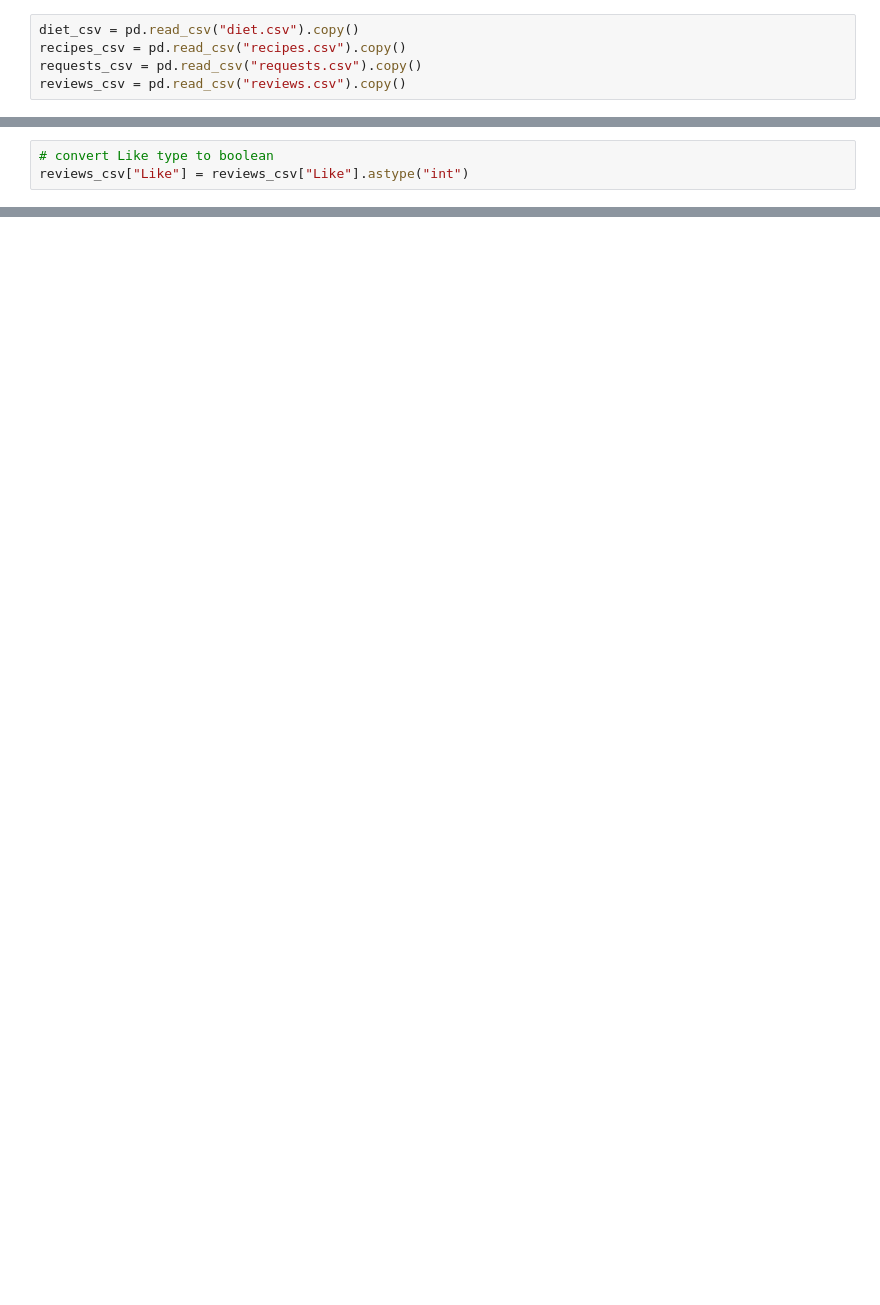
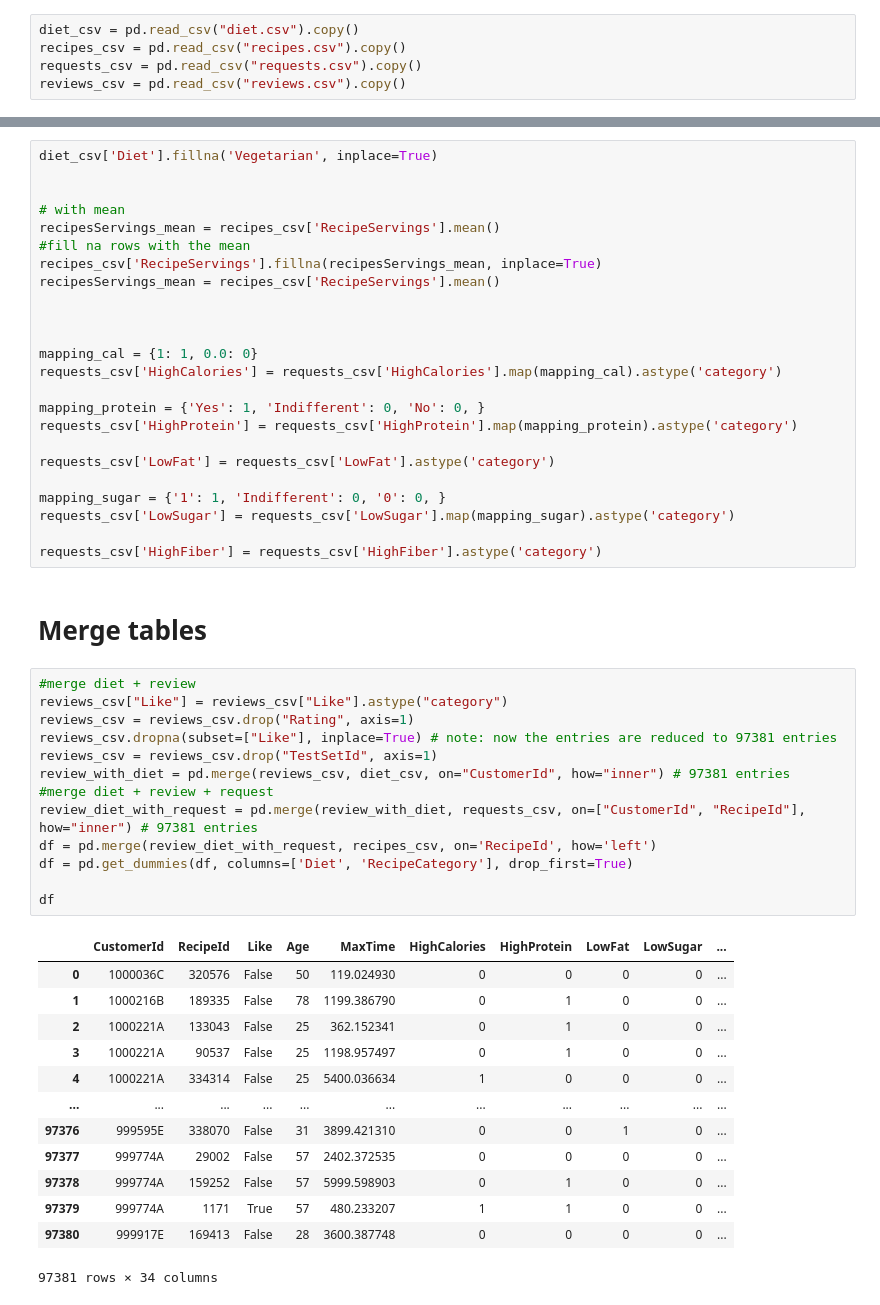
Before and after one commit to MittmannM/AnalyticsCupTUM, a Jupyter notebook: AC.ipynb, the cells around one changed output, grey strips where cells are left out. Cells and saved outputs as stored; diff of their text form; blank space fills up the shorter version.

```diff
--- a/AC.ipynb
+++ b/AC.ipynb
@@ -170,3 +18,0 @@ reviews_csv = reviews_csv.drop("TestSetId", axis=1)
-# %%
-# convert Like type to boolean
-reviews_csv["Like"] = reviews_csv["Like"].astype("int")
@@ -343,0 +35,53 @@ Balanced Accuracy with bagging: 0.6863049262907229
+# %%
+diet_csv['Diet'].fillna('Vegetarian', inplace=True)
+
+
+# with mean
+recipesServings_mean = recipes_csv['RecipeServings'].mean()
+#fill na rows with the mean
+recipes_csv['RecipeServings'].fillna(recipesServings_mean, inplace=True)
+recipesServings_mean = recipes_csv['RecipeServings'].mean()
+
+
+
+mapping_cal = {1: 1, 0.0: 0}
+requests_csv['HighCalories'] = requests_csv['HighCalories'].map(mapping_cal).astype('category')
+
+mapping_protein = {'Yes': 1, 'Indifferent': 0, 'No': 0, }
+requests_csv['HighProtein'] = requests_csv['HighProtein'].map(mapping_protein).astype('category')
+
+requests_csv['LowFat'] = requests_csv['LowFat'].astype('category')
+
+mapping_sugar = {'1': 1, 'Indifferent': 0, '0': 0, }
+requests_csv['LowSugar'] = requests_csv['LowSugar'].map(mapping_sugar).astype('category')
+
+requests_csv['HighFiber'] = requests_csv['HighFiber'].astype('category')
+# %% [markdown]
+# Merge tables
+# %%
+#merge diet + review
+reviews_csv["Like"] = reviews_csv["Like"].astype("category")
+reviews_csv = reviews_csv.drop("Rating", axis=1)
+reviews_csv.dropna(subset=["Like"], inplace=True) # note: now the entries are reduced to 97381 entries
+reviews_csv = reviews_csv.drop("TestSetId", axis=1)
+review_with_diet = pd.merge(reviews_csv, diet_csv, on="CustomerId", how="inner") # 97381 entries
+#merge diet + review + request
+review_diet_with_request = pd.merge(review_with_diet, requests_csv, on=["CustomerId", "RecipeId"], how="inner") # 97381 entries
+df = pd.merge(review_diet_with_request, recipes_csv, on='RecipeId', how='left')
+df = pd.get_dummies(df, columns=['Diet', 'RecipeCategory'], drop_first=True)
+
+df
+# %% [output]
+|  | CustomerId | RecipeId | Like | Age | MaxTime | HighCalories | HighProtein | LowFat | LowSugar | ... |
+| 0 | 1000036C | 320576 | False | 50 | 119.024930 | 0 | 0 | 0 | 0 | ... |
+| 1 | 1000216B | 189335 | False | 78 | 1199.386790 | 0 | 1 | 0 | 0 | ... |
+| 2 | 1000221A | 133043 | False | 25 | 362.152341 | 0 | 1 | 0 | 0 | ... |
+| 3 | 1000221A | 90537 | False | 25 | 1198.957497 | 0 | 1 | 0 | 0 | ... |
+| 4 | 1000221A | 334314 | False | 25 | 5400.036634 | 1 | 0 | 0 | 0 | ... |
+| ... | ... | ... | ... | ... | ... | ... | ... | ... | ... | ... |
+| 97376 | 999595E | 338070 | False | 31 | 3899.421310 | 0 | 0 | 1 | 0 | ... |
+| 97377 | 999774A | 29002 | False | 57 | 2402.372535 | 0 | 0 | 0 | 0 | ... |
+| 97378 | 999774A | 159252 | False | 57 | 5999.598903 | 0 | 1 | 0 | 0 | ... |
+| 97379 | 999774A | 1171 | True | 57 | 480.233207 | 1 | 1 | 0 | 0 | ... |
+| 97380 | 999917E | 169413 | False | 28 | 3600.387748 | 0 | 0 | 0 | 0 | ... |
+97381 rows × 34 columns
```
Also changed, not shown: parts of 45 cells of this notebook.
